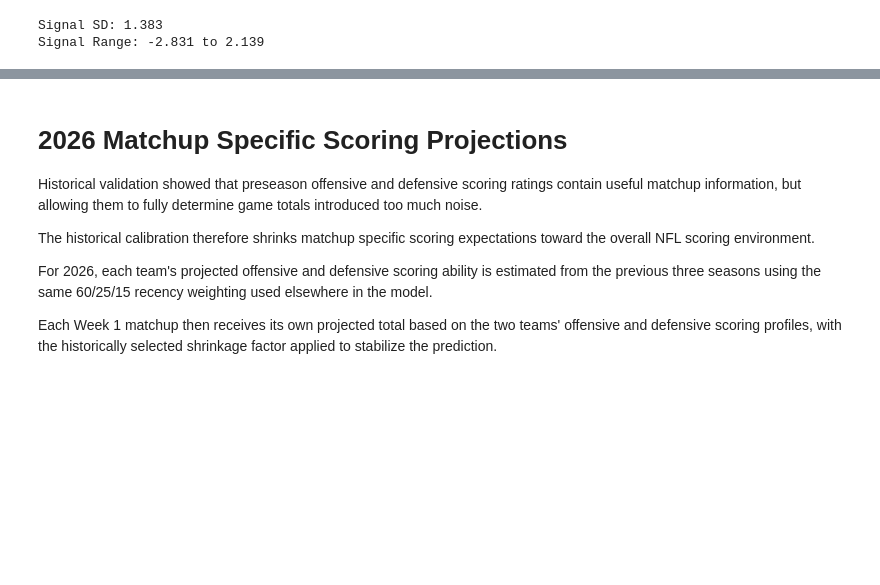
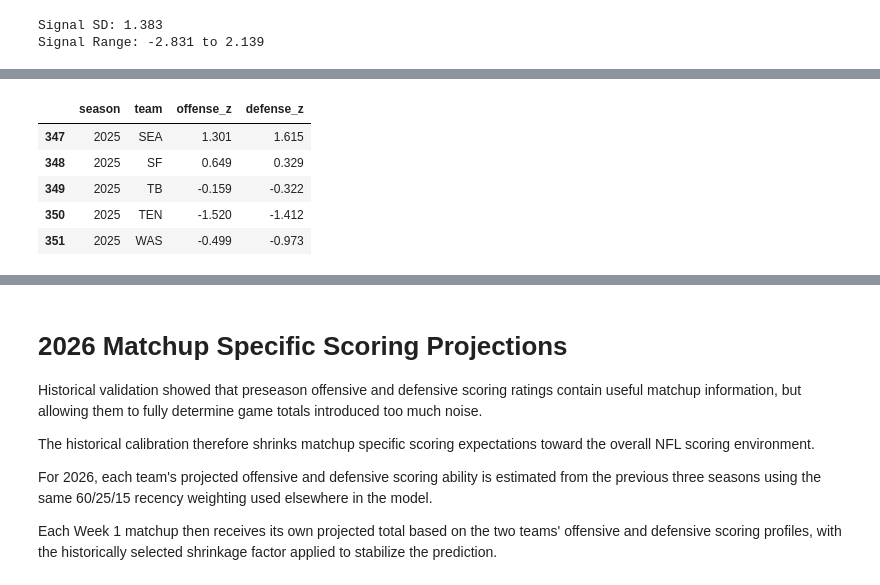
Before and after one commit to ethanfr10/NFL-Season-Projections, a Jupyter notebook: weekly_projections/notebooks/01_Week1_Projections.ipynb, the cells around one changed output, grey strips where cells are left out. Cells and saved outputs as stored; diff of their text form; code cells hidden in the pictures; blank space fills up the shorter version.

```diff
--- a/weekly_projections/notebooks/01_Week1_Projections.ipynb
+++ b/weekly_projections/notebooks/01_Week1_Projections.ipynb
@@ -2715,0 +2724,48 @@ Signal Range: -2.831 to 2.139
+# %%
+historical_scoring_strength = (
+    historical_team_features[
+        [
+            "season",
+            "team",
+            "points_for_per_game",
+            "points_against_per_game"
+        ]
+    ]
+    .copy()
+)
+
+historical_scoring_strength["offense_z"] = (
+    historical_scoring_strength
+    .groupby("season")["points_for_per_game"]
+    .transform(
+        lambda x: (x - x.mean()) / x.std()
+    )
+)
+
+historical_scoring_strength["defense_z"] = (
+    historical_scoring_strength
+    .groupby("season")["points_against_per_game"]
+    .transform(
+        lambda x: (x.mean() - x) / x.std()
+    )
+)
+
+display(
+    historical_scoring_strength[
+        [
+            "season",
+            "team",
+            "offense_z",
+            "defense_z"
+        ]
+    ]
+    .tail()
+    .round(3)
+)
+# %% [output]
+|  | season | team | offense_z | defense_z |
+| 347 | 2025 | SEA | 1.301 | 1.615 |
+| 348 | 2025 | SF | 0.649 | 0.329 |
+| 349 | 2025 | TB | -0.159 | -0.322 |
+| 350 | 2025 | TEN | -1.520 | -1.412 |
+| 351 | 2025 | WAS | -0.499 | -0.973 |
```
Also changed, not shown: parts of 20 cells of this notebook, 4 other files.
